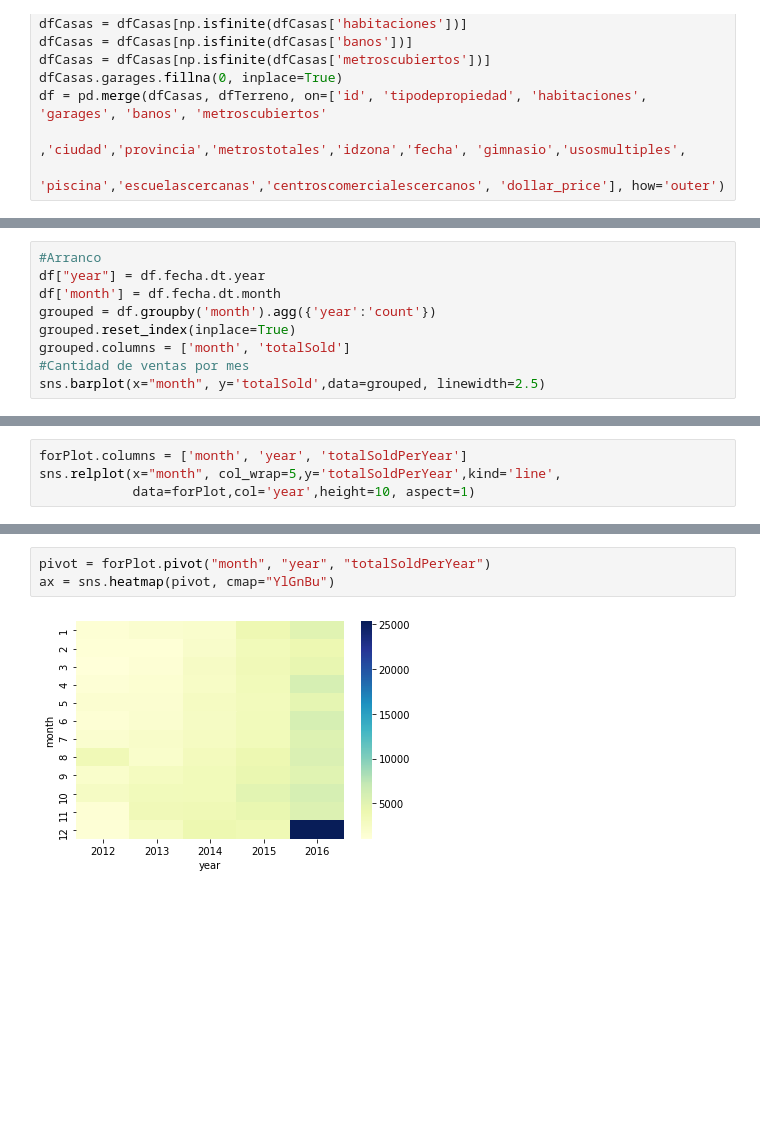
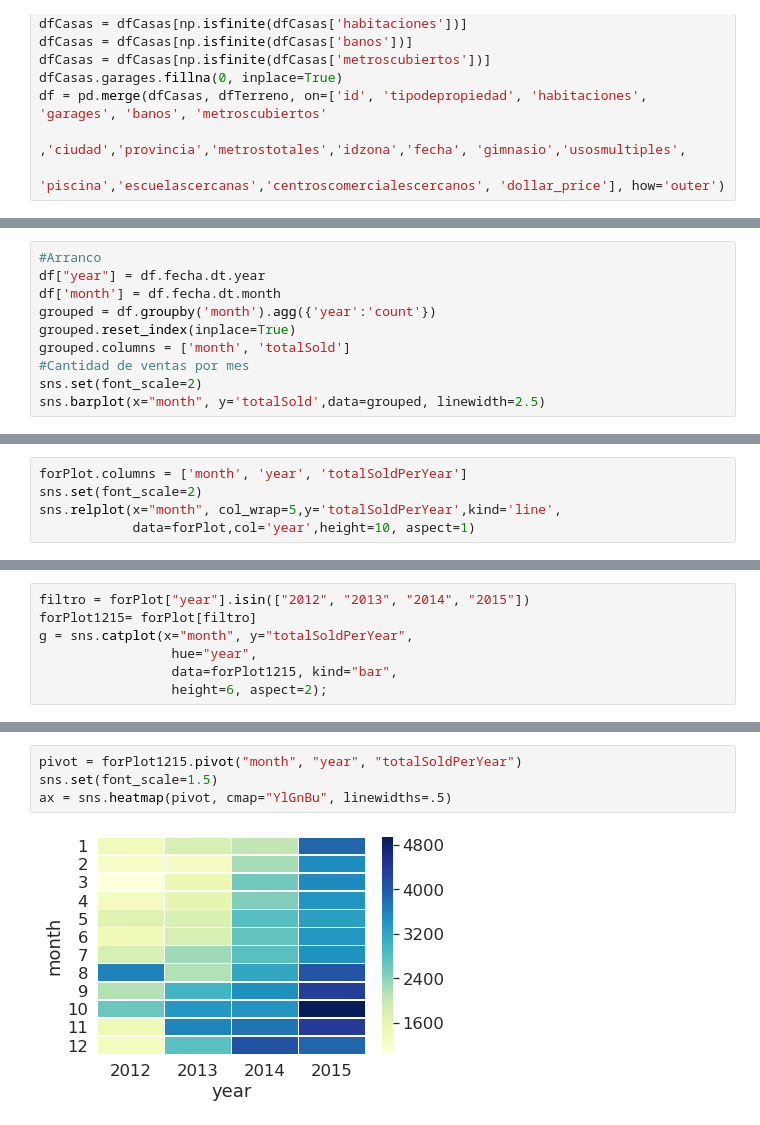
Before and after one commit to AlvaroIribarren/FIUBA-OrgDatos-TP1-Analisis, a Jupyter notebook: cantidadDeVentasPorMes.ipynb, the cells around one changed output, grey strips where cells are left out. Cells and saved outputs as stored; diff of their text form; blank space fills up the shorter version.

```diff
--- a/cantidadDeVentasPorMes.ipynb
+++ b/cantidadDeVentasPorMes.ipynb
@@ -69,6 +77,7 @@ grouped = df.groupby('month').agg({'year':'count'})
 grouped.reset_index(inplace=True)
 grouped.columns = ['month', 'totalSold']
 #Cantidad de ventas por mes
+sns.set(font_scale=2)
 sns.barplot(x="month", y='totalSold',data=grouped, linewidth=2.5)
 # %% [output]
 <matplotlib.axes._subplots.AxesSubplot at 0x...>
@@ -104,5 +92,6 @@ forPlot
 # %%
 forPlot.columns = ['month', 'year', 'totalSoldPerYear']
+sns.set(font_scale=2)
 sns.relplot(x="month", col_wrap=5,y='totalSoldPerYear',kind='line',
             data=forPlot,col='year',height=10, aspect=1)
 # %% [output]
@@ -117,0 +107,7 @@ g = sns.catplot(x="month", y="totalSoldPerYear",
+# %%
+filtro = forPlot["year"].isin(["2012", "2013", "2014", "2015"])
+forPlot1215= forPlot[filtro]
+g = sns.catplot(x="month", y="totalSoldPerYear",
+                 hue="year",
+                 data=forPlot1215, kind="bar",
+                 height=6, aspect=2);
@@ -118,5 +122,6 @@ g = sns.catplot(x="month", y="totalSoldPerYear",
 # %%
-pivot = forPlot.pivot("month", "year", "totalSoldPerYear")
-ax = sns.heatmap(pivot, cmap="YlGnBu")
+pivot = forPlot1215.pivot("month", "year", "totalSoldPerYear")
+sns.set(font_scale=1.5)
+ax = sns.heatmap(pivot, cmap="YlGnBu", linewidths=.5)
 # %% [output]
-[figure, old version]
+[figure, new version]
```
Also changed, not shown: parts of 35 cells of this notebook.
